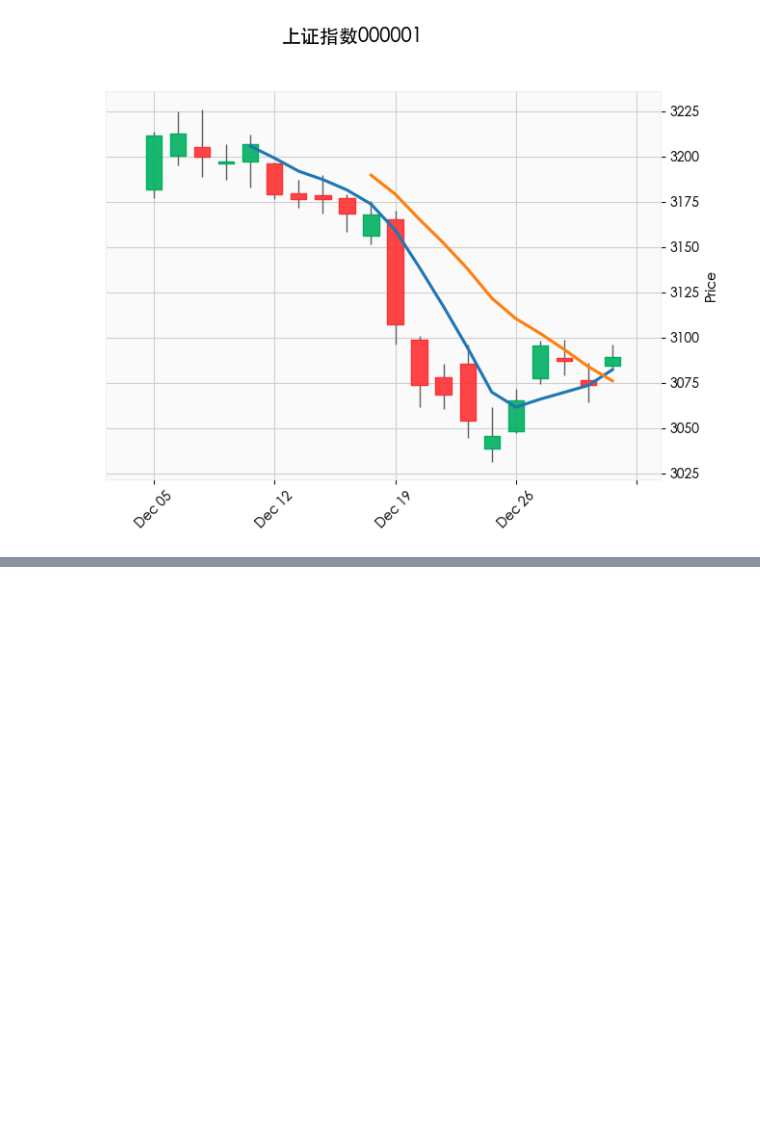
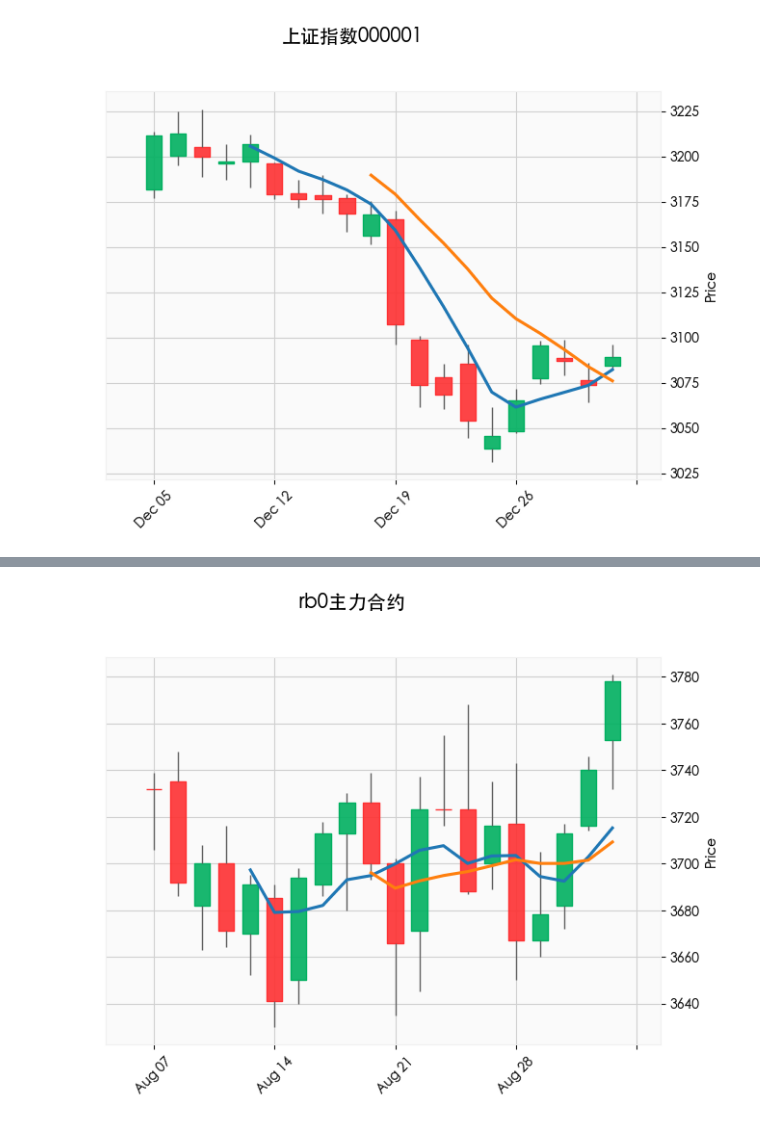
Before and after one commit to mindandhand/backtrader_learn_book, a Jupyter notebook: ipynb/行情可视化-mplfinance.ipynb, the cells around one changed output, grey strips where cells are left out. Drawn from its saved outputs; the diff is of its cells as text; code cells hidden in the pictures; blank space fills up the shorter version.

```diff
--- a/ipynb/行情可视化-mplfinance.ipynb
+++ b/ipynb/行情可视化-mplfinance.ipynb
@@ -66,0 +65,16 @@ mpf.plot(stock_payh_df[-20:],type='candle',mav=(5,10),style=cus_style,volume=Fal
+# %%
+## 2.3 绘制螺纹钢主力合约
+rb0_df = ak.futures_main_sina(symbol="RB0", start_date="20230101", end_date="20230901")
+#print(rb0[:3])
+rb0_df = rb0_df.loc[:, ['日期', '开盘价', '最高价', '最低价', '收盘价', '成交量']]
+# 重定义列名
+rb0_df.rename(
+    columns={
+        '日期': 'Date', '开盘价': 'Open',
+        '最高价': 'High', '最低价': 'Low',
+        '收盘价': 'Close', '成交量': 'Volume'},
+    inplace=True)
+rb0_df.index   = pd.DatetimeIndex(rb0_df['Date'])
+mpf.plot(rb0_df[-20:],type='candle',mav=(5,10),style=cus_style,title='rb0主力合约')
+# %% [output]
+[figure, added]
```
Also changed, not shown: parts of 3 cells of this notebook, 2 other files.
